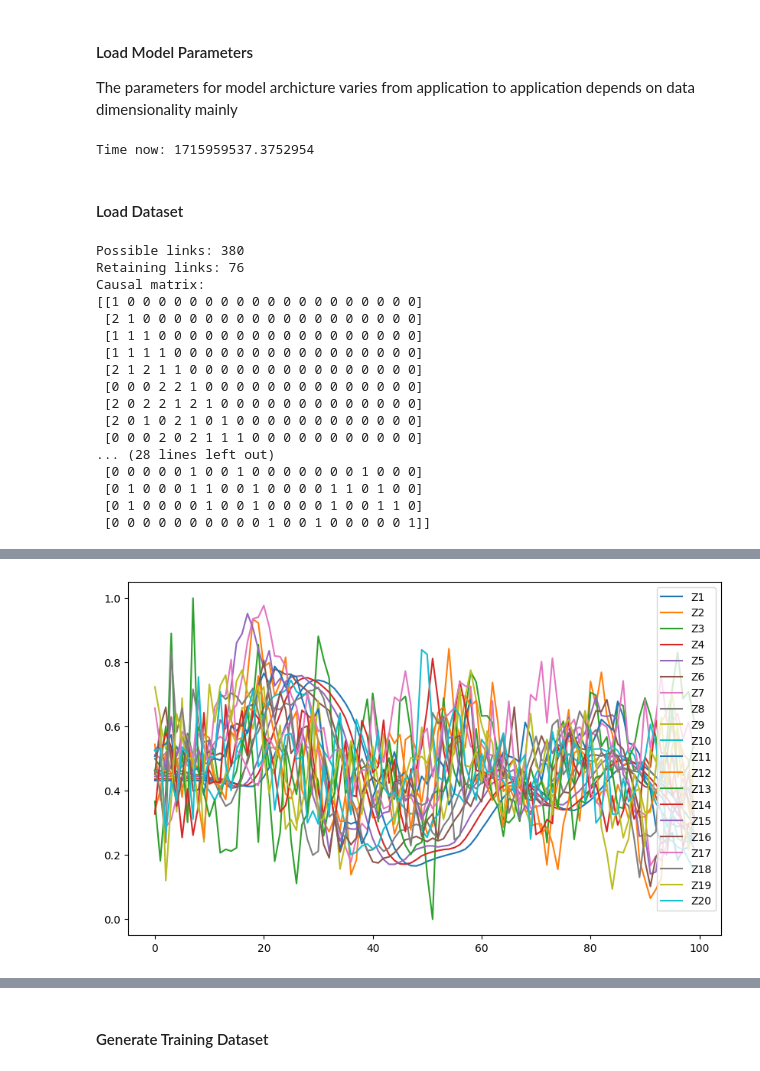
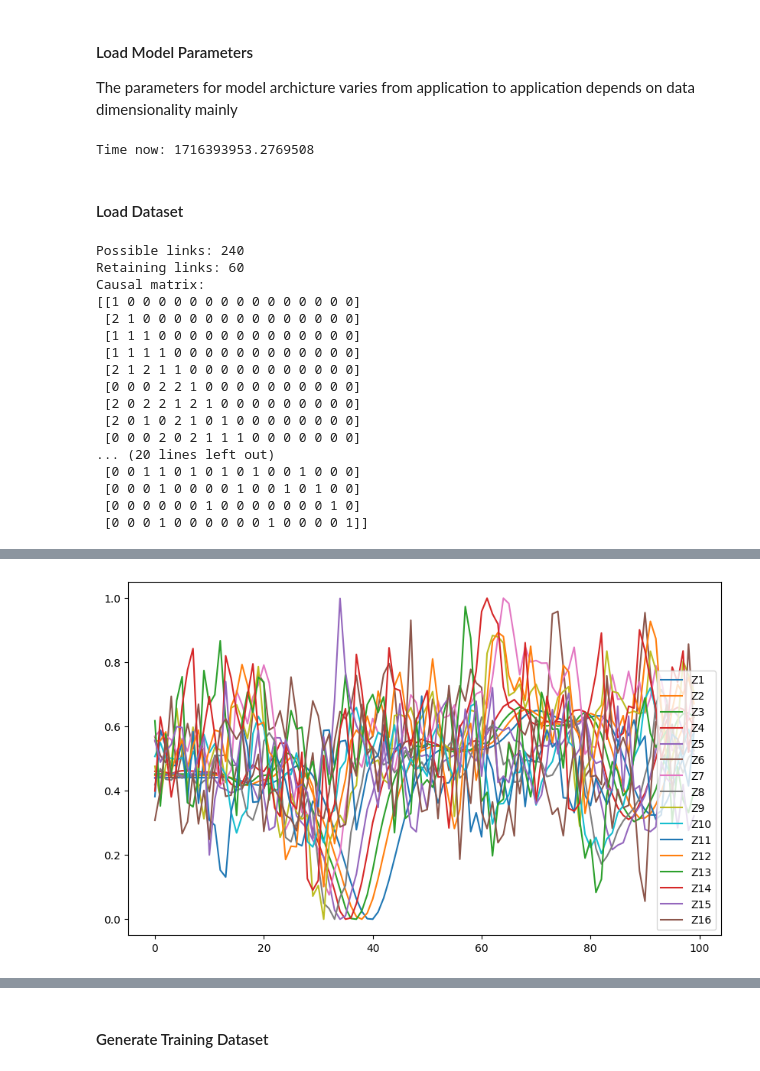
Before and after one commit to wasimahmadpk/gCause, a Jupyter notebook: src/gcdmi_examples.ipynb, the cells around one changed output, grey strips where cells are left out. Cells and saved outputs as stored; diff of their text form; code cells hidden in the pictures.

```diff
--- a/src/gcdmi_examples.ipynb
+++ b/src/gcdmi_examples.ipynb
@@ -56,9 +56,9 @@ num_cells = pars.get('num_cell')
 dropout_rate = pars.get('dropout_rate')
 batch_size = pars.get('batch_size')
 plot_path = pars.get('plot_path')
-model_name = pars.get('model_name') + '25'
+model_name = pars.get('model_name') + '16-2'
 # %% [output]
-Time now: 1715959537.3752954
+Time now: 1716393953.2769508
 # %% [markdown]
 #### Load Dataset
 # %%
@@ -71,27 +71,27 @@ Time now: 1715959537.3752954
 # %%
  # Load synthetic data
 model = StructuralCausalModel()
-num_nodes = 20
-nonlinearity = 0.2
-interaction_density = 0.20
+num_nodes = 16
+nonlinearity = 0.1
+interaction_density = 0.25
 df, links, causal_graph = model.generate_multi_var_ts(num_nodes, nonlinearity, interaction_density, num_samples=2000)
 df.head()
 # %% [output]
-Possible links: 380
-Retaining links: 76
+Possible links: 240
+Retaining links: 60
 Causal matrix:
-[[1 0 0 0 0 0 0 0 0 0 0 0 0 0 0 0 0 0 0 0]
- [2 1 0 0 0 0 0 0 0 0 0 0 0 0 0 0 0 0 0 0]
- [1 1 1 0 0 0 0 0 0 0 0 0 0 0 0 0 0 0 0 0]
- [1 1 1 1 0 0 0 0 0 0 0 0 0 0 0 0 0 0 0 0]
- [2 1 2 1 1 0 0 0 0 0 0 0 0 0 0 0 0 0 0 0]
- [0 0 0 2 2 1 0 0 0 0 0 0 0 0 0 0 0 0 0 0]
- [2 0 2 2 1 2 1 0 0 0 0 0 0 0 0 0 0 0 0 0]
- [2 0 1 0 2 1 0 1 0 0 0 0 0 0 0 0 0 0 0 0]
- [0 0 0 2 0 2 1 1 1 0 0 0 0 0 0 0 0 0 0 0]
-... (28 lines left out)
- [0 0 0 0 0 1 0 0 1 0 0 0 0 0 0 0 1 0 0 0]
- [0 1 0 0 0 1 1 0 0 1 0 0 0 0 1 1 0 1 0 0]
- [0 1 0 0 0 0 1 0 0 1 0 0 0 0 1 0 0 1 1 0]
- [0 0 0 0 0 0 0 0 0 0 1 0 0 1 0 0 0 0 0 1]]
+[[1 0 0 0 0 0 0 0 0 0 0 0 0 0 0 0]
+ [2 1 0 0 0 0 0 0 0 0 0 0 0 0 0 0]
+ [1 1 1 0 0 0 0 0 0 0 0 0 0 0 0 0]
+ [1 1 1 1 0 0 0 0 0 0 0 0 0 0 0 0]
+ [2 1 2 1 1 0 0 0 0 0 0 0 0 0 0 0]
+ [0 0 0 2 2 1 0 0 0 0 0 0 0 0 0 0]
+ [2 0 2 2 1 2 1 0 0 0 0 0 0 0 0 0]
+ [2 0 1 0 2 1 0 1 0 0 0 0 0 0 0 0]
+ [0 0 0 2 0 2 1 1 1 0 0 0 0 0 0 0]
+... (20 lines left out)
+ [0 0 1 1 0 1 0 1 0 1 0 0 1 0 0 0]
+ [0 0 0 1 0 0 0 0 1 0 0 1 0 1 0 0]
+ [0 0 0 0 0 0 1 0 0 0 0 0 0 0 1 0]
+ [0 0 0 1 0 0 0 0 0 0 1 0 0 0 0 1]]
 |  | Z1 | Z2 | Z3 | Z4 | Z5 | Z6 | Z7 | Z8 | Z9 | Z10 | Z11 | ... |
@@ -103,4 +103,4 @@ Causal matrix:
-[figure, old version]
+[figure, new version]
 # %%
 model.draw_causal_graph()
 # %% [output]
```
Also changed, not shown: parts of 7 cells of this notebook, 6 other files.
